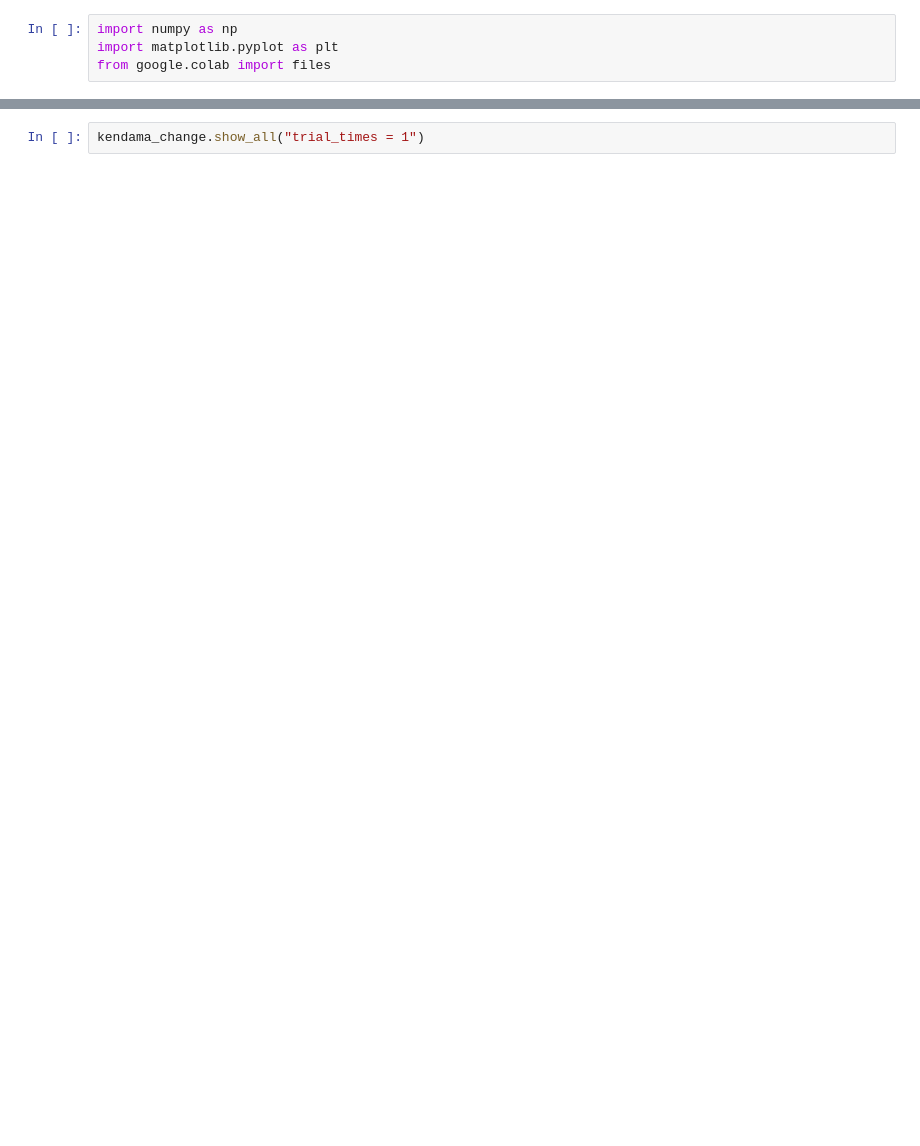
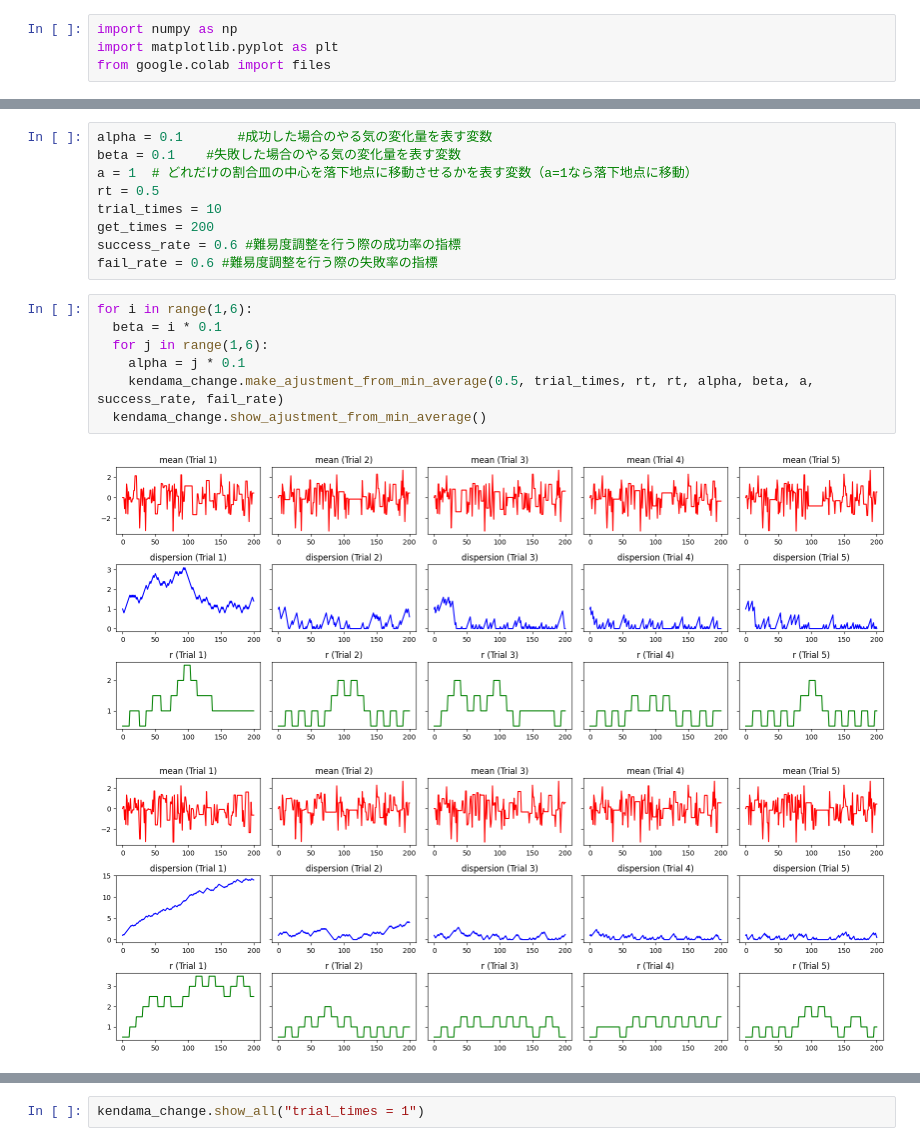
Before and after one commit to kotatakehara/Self-efficacy, a Jupyter notebook: Kendama_change_Class_version.ipynb, the cells around one changed output, grey strips where cells are left out. Drawn from its saved outputs; the diff is of its cells as text; blank space fills up the shorter version.

```diff
--- a/Kendama_change_Class_version.ipynb
+++ b/Kendama_change_Class_version.ipynb
@@ -190,0 +246,19 @@ kendama_change.show_ajustment_from_min(0.5, trial_times, rt, alpha, beta, a, suc
+# %%
+alpha = 0.1       #成功した場合のやる気の変化量を表す変数
+beta = 0.1    #失敗した場合のやる気の変化量を表す変数
+a = 1  # どれだけの割合皿の中心を落下地点に移動させるかを表す変数（a=1なら落下地点に移動）
+rt = 0.5
+trial_times = 10
+get_times = 200
+success_rate = 0.6 #難易度調整を行う際の成功率の指標
+fail_rate = 0.6 #難易度調整を行う際の失敗率の指標
+# %%
+for i in range(1,6):
+  beta = i * 0.1
+  for j in range(1,6):
+    alpha = j * 0.1
+    kendama_change.make_ajustment_from_min_average(0.5, trial_times, rt, rt, alpha, beta, a, success_rate, fail_rate)
+  kendama_change.show_ajustment_from_min_average()
+# %% [output]
+[figure, added]
+[figure, added]
```
Also changed, not shown: parts of 15 cells of this notebook.
